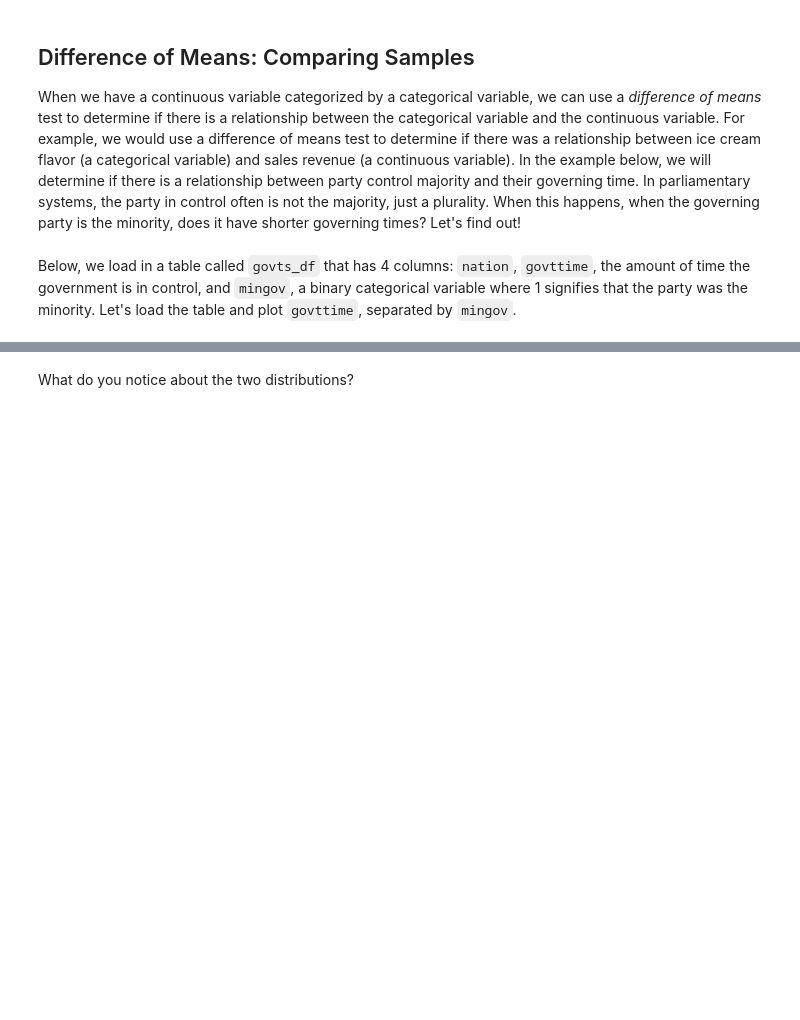
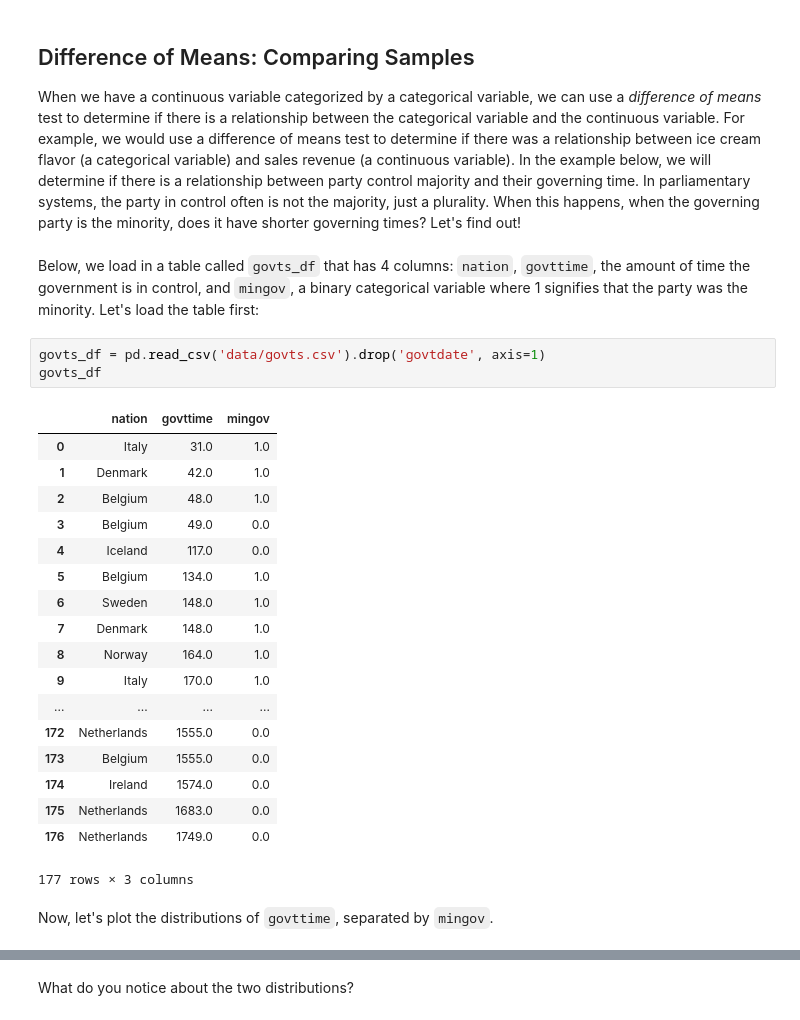
Before and after one commit to ds-modules/POLSCI-3, a Jupyter notebook: beta materials/Lecture_I_NB_1.ipynb, the cells around one changed output, grey strips where cells are left out. Drawn from its saved outputs; the diff is of its cells as text; blank space fills up the shorter version.

```diff
--- a/beta materials/Lecture_I_NB_1.ipynb
+++ b/beta materials/Lecture_I_NB_1.ipynb
@@ -100,5 +100,29 @@ As we can see, we achieve a p-value of .0485, just below the .05 threshold. Ther
 
 When we have a continuous variable categorized by a categorical variable, we can use a *difference of means* test to determine if there is a relationship between the categorical variable and the continuous variable. For example, we would use a difference of means test to determine if there was a relationship between ice cream flavor (a categorical variable) and sales revenue (a continuous variable). In the example below, we will determine if there is a relationship between party control majority and their governing time. In parliamentary systems, the party in control often is not the majority, just a plurality. When this happens, when the governing party is the minority, does it have shorter governing times? Let's find out!
 # %% [markdown]
-Below, we load in a table called <code>govts_df</code> that has 4 columns: <code>nation</code>, <code>govttime</code>, the amount of time the government is in control, and <code>mingov</code>, a binary categorical variable where 1 signifies that the party was the minority. Let's load the table and plot <code>govttime</code>, separated by <code>mingov</code>.
+Below, we load in a table called <code>govts_df</code> that has 4 columns: <code>nation</code>, <code>govttime</code>, the amount of time the government is in control, and <code>mingov</code>, a binary categorical variable where 1 signifies that the party was the minority. Let's load the table first:
+# %%
+govts_df = pd.read_csv('data/govts.csv').drop('govtdate', axis=1)
+govts_df
+# %% [output]
+|  | nation | govttime | mingov |
+| 0 | Italy | 31.0 | 1.0 |
+| 1 | Denmark | 42.0 | 1.0 |
+| 2 | Belgium | 48.0 | 1.0 |
+| 3 | Belgium | 49.0 | 0.0 |
+| 4 | Iceland | 117.0 | 0.0 |
+| 5 | Belgium | 134.0 | 1.0 |
+| 6 | Sweden | 148.0 | 1.0 |
+| 7 | Denmark | 148.0 | 1.0 |
+| 8 | Norway | 164.0 | 1.0 |
+| 9 | Italy | 170.0 | 1.0 |
+| ... | ... | ... | ... |
+| 172 | Netherlands | 1555.0 | 0.0 |
+| 173 | Belgium | 1555.0 | 0.0 |
+| 174 | Ireland | 1574.0 | 0.0 |
+| 175 | Netherlands | 1683.0 | 0.0 |
+| 176 | Netherlands | 1749.0 | 0.0 |
+177 rows × 3 columns
+# %% [markdown]
+Now, let's plot the distributions of <code>govttime</code>, separated by <code>mingov</code>.
 # %%
```
Also changed, not shown: parts of 19 cells of this notebook.
